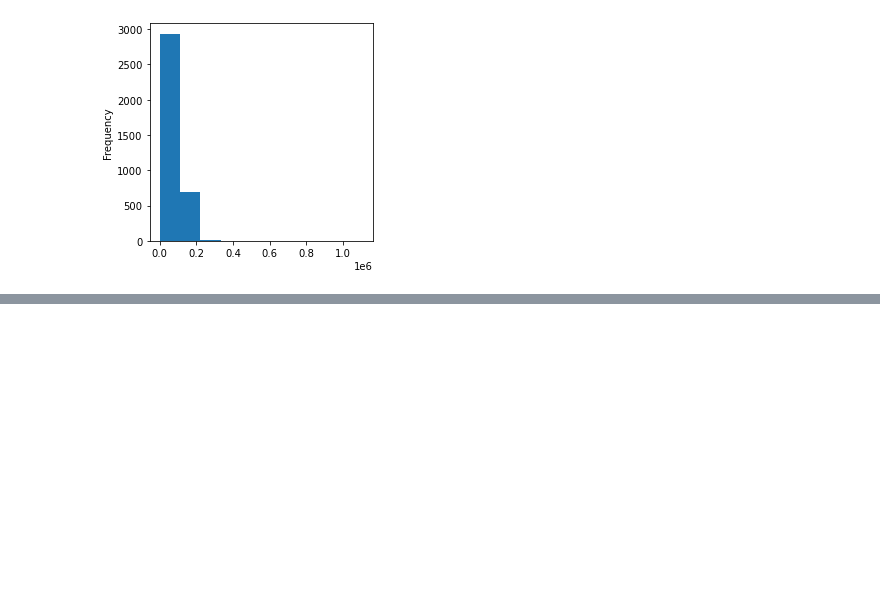
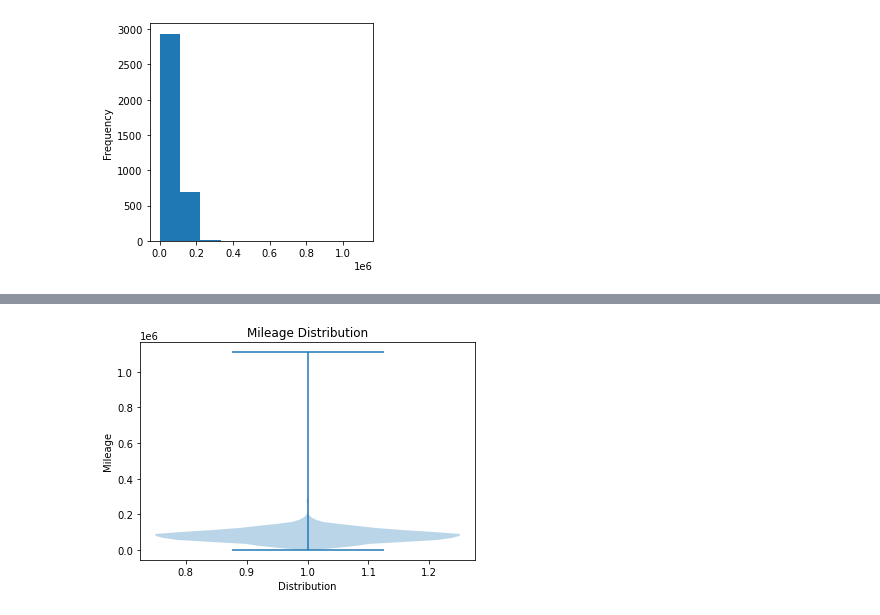
Before and after one commit to karljay98/Used-car-analysis, a Jupyter notebook: analysis.ipynb, the cells around one changed output, grey strips where cells are left out. Drawn from its saved outputs; the diff is of its cells as text; code cells hidden in the pictures; blank space fills up the shorter version.

```diff
--- a/analysis.ipynb
+++ b/analysis.ipynb
@@ -211,0 +214,8 @@ df['Mileage'].plot.box()
+# %%
+plt.title('Mileage Distribution')
+plt.ylabel('Mileage')
+plt.xlabel('Distribution')
+plt.violinplot(df['Mileage'])
+plt.show()
+# %% [output]
+[figure, added]
```
Also changed, not shown: parts of 4 cells of this notebook.
